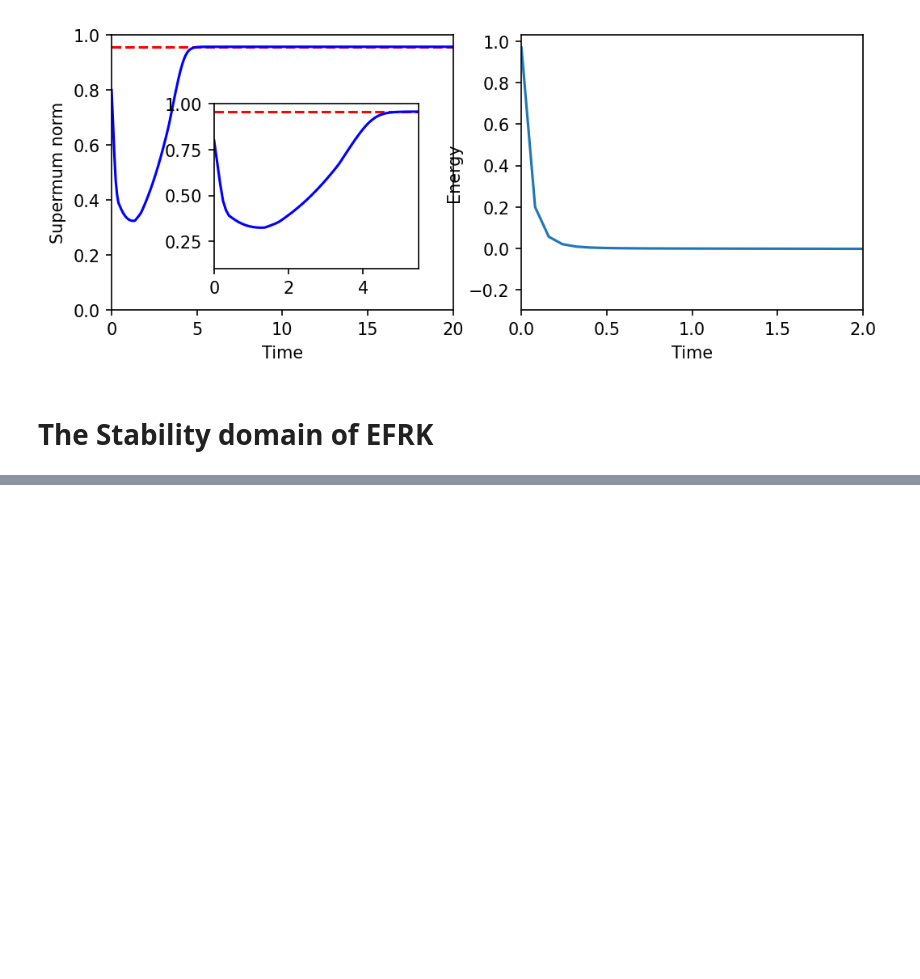
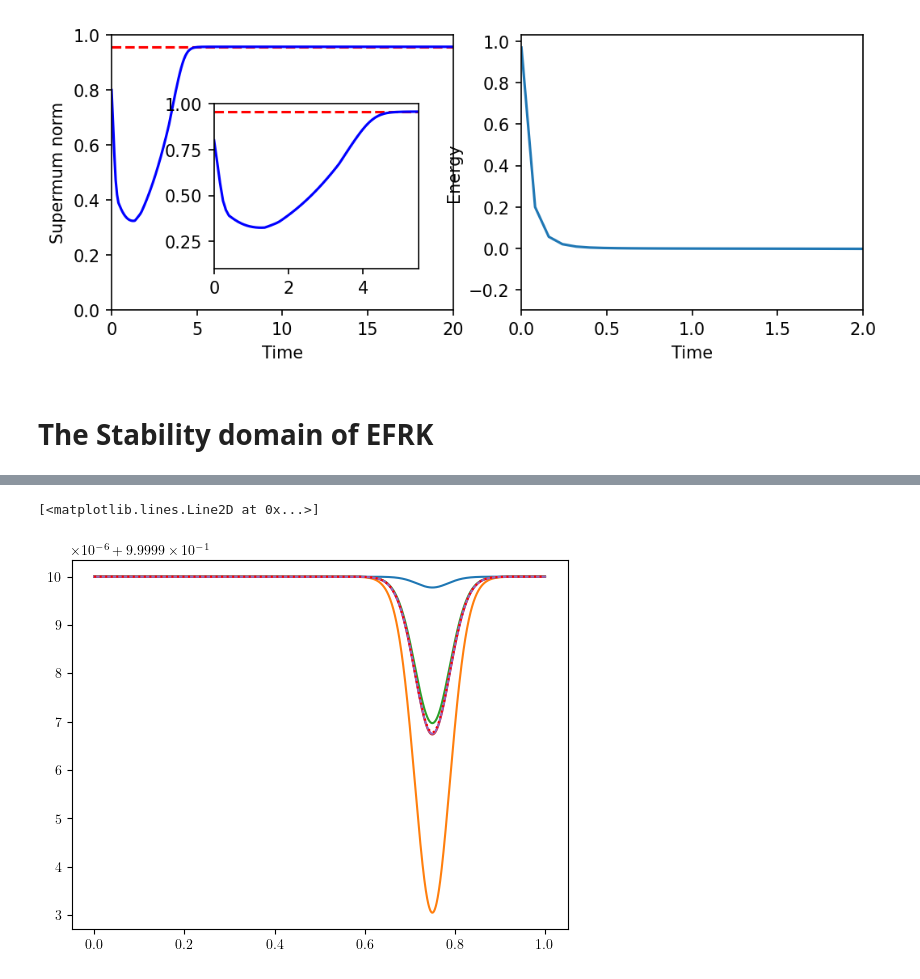
Before and after one commit to HaifengWang1031/integrating-factor-Runge-Kutta-methods, a Jupyter notebook: Code/Expriments.ipynb, the cells around one changed output, grey strips where cells are left out. Drawn from its saved outputs; the diff is of its cells as text; code cells hidden in the pictures; blank space fills up the shorter version.

```diff
--- a/Code/Expriments.ipynb
+++ b/Code/Expriments.ipynb
@@ -591,0 +636,26 @@ fig.savefig("stability_region.pdf",dpi=300,bbox_inches="tight",pad_inches=0.2)
+# %%
+ac_efrk1 =  Allen_Cahn_fSolver_1D(eps,t_period,s_domain,time_step,discrete_num,initial_condition,boundary_condition,potential,step_method="EFRK1")
+ac_efrk1.solve()
+
+ac_efrk2 =  Allen_Cahn_fSolver_1D(eps,t_period,s_domain,time_step,discrete_num,initial_condition,boundary_condition,potential,step_method="EFRK2")
+ac_efrk2.solve()
+
+ac_efrk3 =  Allen_Cahn_fSolver_1D(eps,t_period,s_domain,time_step,discrete_num,initial_condition,boundary_condition,potential,step_method="EFRK3")
+ac_efrk3.solve()
+
+ac_efrk4 =  Allen_Cahn_fSolver_1D(eps,t_period,s_domain,time_step,discrete_num,initial_condition,boundary_condition,potential,step_method="EFRK4")
+ac_efrk4.solve()
+
+ac_efrk54 =  Allen_Cahn_fSolver_1D(eps,t_period,s_domain,time_step,discrete_num,initial_condition,boundary_condition,potential,step_method="EFRK54")
+ac_efrk54.solve()
+# %%
+plt.plot(ac_efrk1.xh[:-1],ac_efrk1.U[-1])
+plt.plot(ac_efrk2.xh[:-1],ac_efrk2.U[-1])
+plt.plot(ac_efrk3.xh[:-1],ac_efrk3.U[-1])
+plt.plot(ac_efrk4.xh[:-1],ac_efrk4.U[-1])
+plt.plot(ac_efrk54.xh[:-1],ac_efrk54.U[-1])
+
+plt.plot(reference_solver.xh[:-1],reference_solver.U[-1],"r:")
+# %% [output]
+[<matplotlib.lines.Line2D at 0x...>]
+[figure, added]
```
Also changed, not shown: parts of 4 cells of this notebook.
